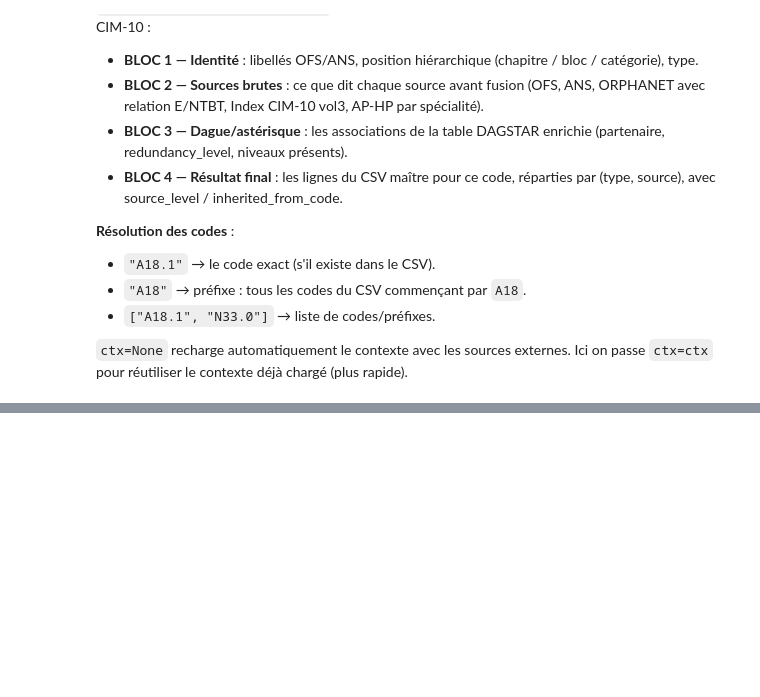
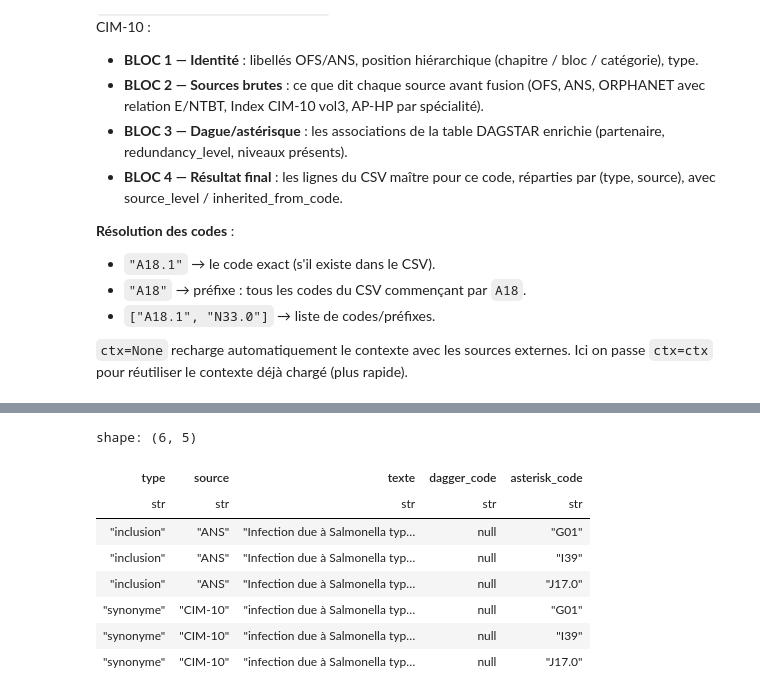
Before and after one commit to 24p11/recode-icd, a Jupyter notebook: scripts/explore/2026-05-28_inspect_code.ipynb, the cells around one changed output, grey strips where cells are left out. Drawn from its saved outputs; the diff is of its cells as text; code cells hidden in the pictures; blank space fills up the shorter version.

```diff
--- a/scripts/explore/2026-05-28_inspect_code.ipynb
+++ b/scripts/explore/2026-05-28_inspect_code.ipynb
@@ -49,0 +221,16 @@ inspect_code("A18", ctx=ctx)
+# %%
+import polars as pl
+ctx = load_exploration_context()
+ctx.flat.filter(pl.col("code") == "A01.0").select(
+    "type", "source", "texte", "dagger_code", "asterisk_code"
+).filter(pl.col("texte").str.contains("Salmonella typhi"))
+# %% [output]
+shape: (6, 5)
+| type | source | texte | dagger_code | asterisk_code |
+| str | str | str | str | str |
+| "inclusion" | "ANS" | "Infection due à Salmonella typ… | null | "G01" |
+| "inclusion" | "ANS" | "Infection due à Salmonella typ… | null | "I39" |
+| "inclusion" | "ANS" | "Infection due à Salmonella typ… | null | "J17.0" |
+| "synonyme" | "CIM-10" | "infection due à Salmonella typ… | null | "G01" |
+| "synonyme" | "CIM-10" | "infection due à Salmonella typ… | null | "I39" |
+| "synonyme" | "CIM-10" | "infection due à Salmonella typ… | null | "J17.0" |
```
Also changed, not shown: parts of 17 cells of this notebook, 2 other files.
